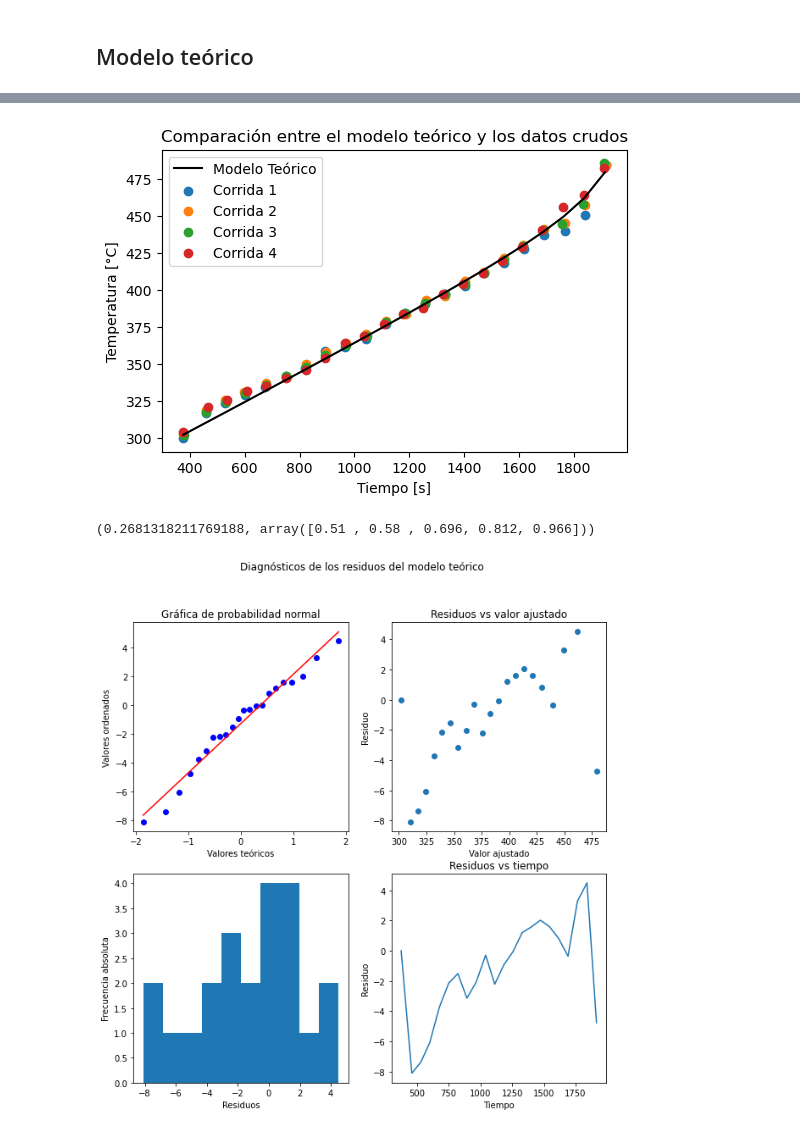
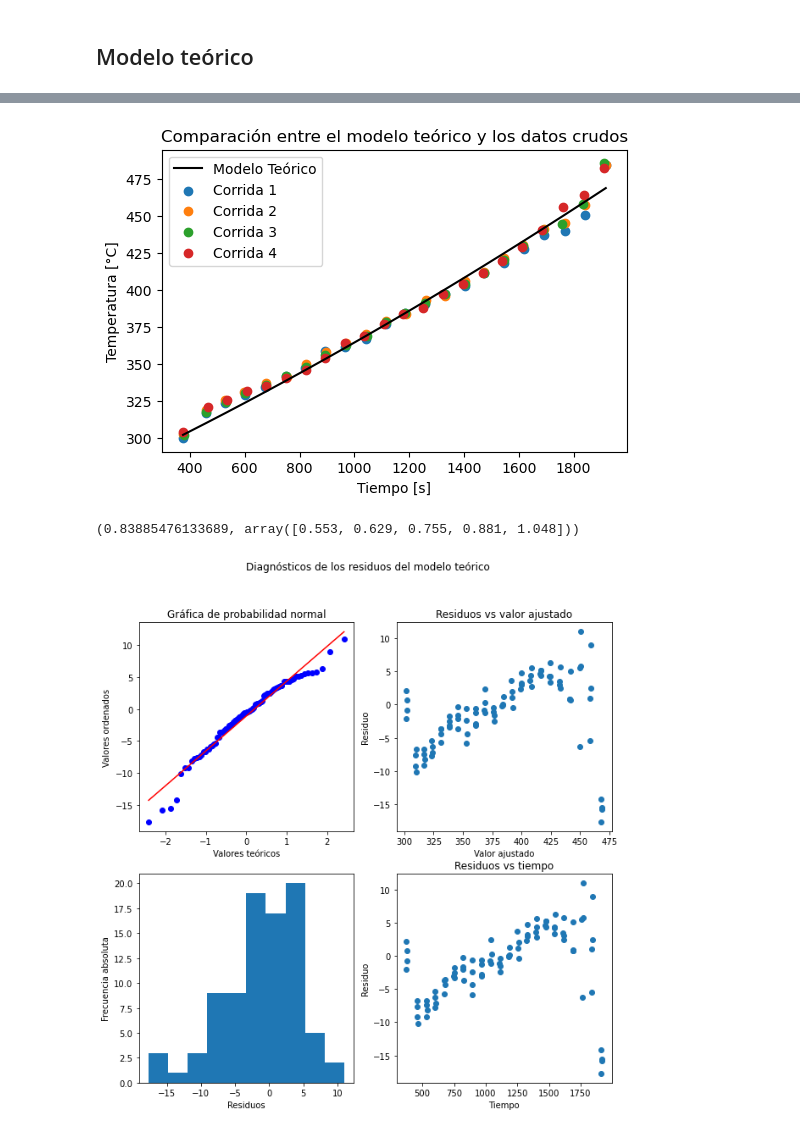
Before and after one commit to plasmallan/an-lisis_procesos_ii, a Jupyter notebook: Proyecto Grupal/Grupo 3 - Proyecto Grupal.ipynb, the cells around one changed output, grey strips where cells are left out. Saved outputs shown, nothing was run; the diff lists cells and outputs as text; code cells hidden in the pictures.

```diff
--- a/Proyecto Grupal/Grupo 3 - Proyecto Grupal.ipynb
+++ b/Proyecto Grupal/Grupo 3 - Proyecto Grupal.ipynb
@@ -280,0 +263,8 @@ Vs
+# %%
+def Masa(t,rhoV,rhoL,M0,Ms):
+    return M0/rhoL-Ms/rhoV*t
+# %%
+coefsM,_=sopt.curve_fit(Masa,tiempo,(V0-volumen))
+rhoV,rhoL,M0,Ms=coefsM
+M0=-M0
+coefsM
@@ -281,5 +273,5 @@ Vs
 # %%
-def Teórico(t,Q,a,rho,b,C):
-    return ((2*(Q/rho-Vs*a)*t-b*Vs*t**2)/(2*C*V0-2*C*Vs*t))+(2*C*Ti*(V0-Vs*ti)-2*(Q/rho-Vs*a)*ti+Vs*b*ti**2)/(2*C*(V0-Vs*t))
+def Teórico(t,Q,a,b,C):
+    return (2*(Q-Ms*a)*t-Ms*b*t**2)/(2*C*(M0-Ms*t))+(2*C*Ti*(M0-Ms*ti)-2*(Q-Ms*a)*ti+Ms*b*ti**2)/(2*C*(M0-Ms*t))
 # %%
 coefsT,covT=sopt.curve_fit(Teórico,tiempo,temperatura)
@@ -479,7 +467,7 @@ Vs
 # %%
-coefsT,covT=sopt.curve_fit(Teórico,corrida_avg[:,1],corrida_avg[:,2])
-ajusT=Teórico(corrida_avg[:,1],coefsT[0],coefsT[1],coefsT[2],coefsT[3],coefsT[4])
-residuosTeórico=ajusT-corrida_avg[:,2]
+coefsT,covT=sopt.curve_fit(Teórico,corridas[:,1],corridas[:,2])
+ajusT=Teórico(corridas[:,1],coefsT[0],coefsT[1],coefsT[2],coefsT[3])
+residuosTeórico=ajusT-corridas[:,2]
 # %%
 coefsT
 # %% [output]
@@ -497,6 +485,6 @@ sm2T
 # %%
 plt.figure(dpi=100)
-plt.plot(corrida_avg[:,1],ajusT,color='black')
+plt.plot(corridas[:,1],ajusT,color='black')
 plt.scatter(tiempo1,temp1)
 plt.scatter(tiempo2,temp2)
 plt.scatter(tiempo3,temp3)
@@ -508,30 +496,30 @@ plt.title('Comparación entre el modelo teórico y los datos crudos')
 plt.savefig('ModeloTeóricovsCorridas.png')
 plt.show()
 # %% [output]
-[figure, old version]
+[figure, new version]
 # %%
-anderson(residuosTeórico).statistic,anderson(residuosTeórico).critical_values
+anderson(residuosTeórico,dist='norm').statistic,anderson(residuosTeórico,dist='norm').critical_values
 # %% [output]
-(0.2681318211769188, array([0.51 , 0.58 , 0.696, 0.812, 0.966]))
+(0.83885476133689, array([0.553, 0.629, 0.755, 0.881, 1.048]))
 # %%
 fig4,((ax1,ax2),(ax3,ax4))=plt.subplots(2,2,figsize=(10,10))
 stats.probplot(residuosTeórico,dist='norm',plot=ax1)
 ax1.set_title('Gráfica de probabilidad normal')
 ax1.set_xlabel('Valores teóricos')
 ax1.set_ylabel('Valores ordenados')
 ax2.scatter(ajusT,residuosTeórico)
 ax2.set_title('Residuos vs valor ajustado')
 ax2.set_ylabel('Residuo')
 ax2.set_xlabel('Valor ajustado')
 ax3.hist(residuosTeórico)
 ax3.set_xlabel('Residuos')
 ax3.set_ylabel('Frecuencia absoluta')
-ax4.plot(corrida_avg[:,1],residuosTeórico)
+ax4.scatter(corridas[:,1],residuosTeórico)
 ax4.set_title('Residuos vs tiempo')
 ax4.set_ylabel('Residuo')
 ax4.set_xlabel('Tiempo')
 fig4.suptitle('Diagnósticos de los residuos del modelo teórico')
 plt.savefig('DiagnósticoTeóricoCorridas.png')
 plt.show()
 # %% [output]
-[figure, old version]
+[figure, new version]
```
Also changed, not shown: parts of 38 cells of this notebook, 10 other files.
